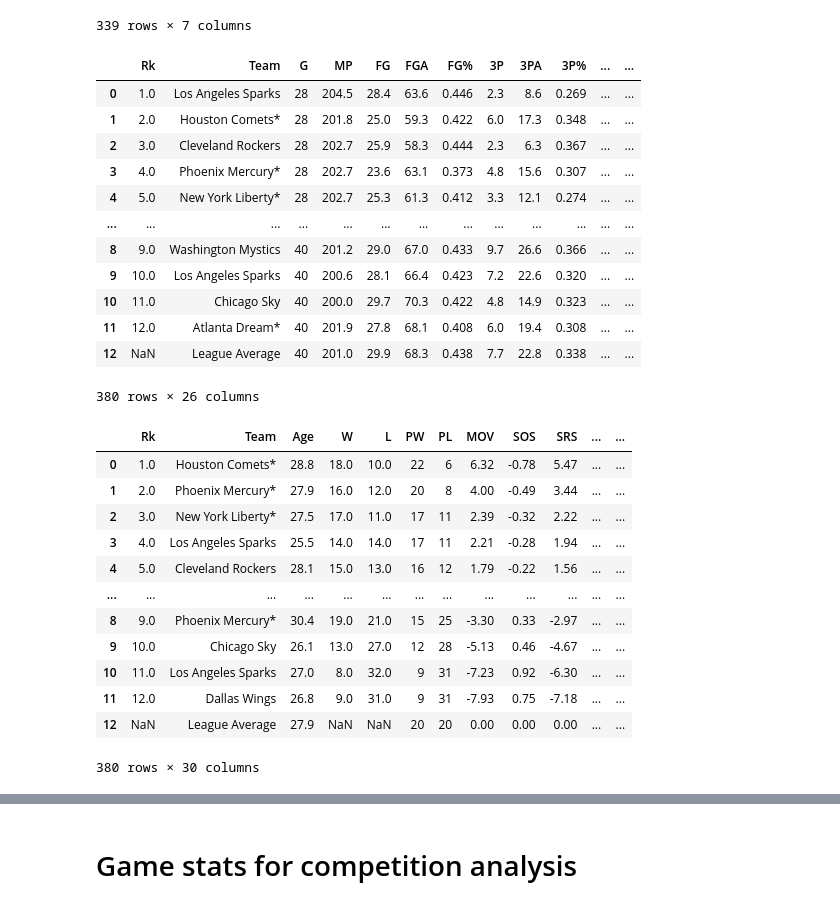
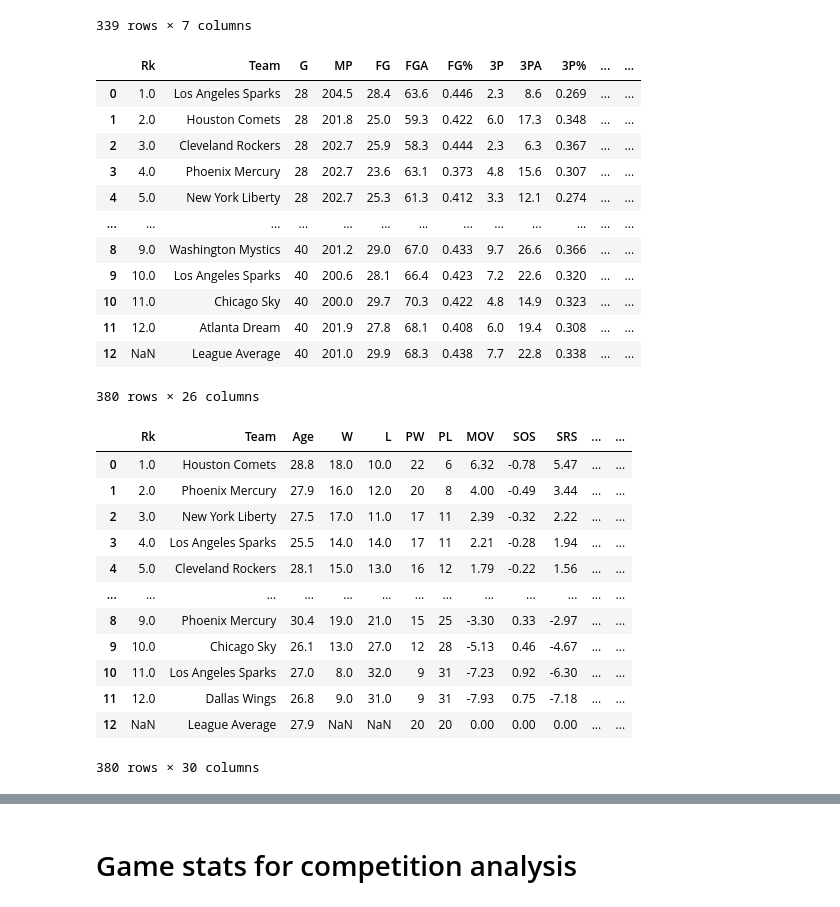
Before and after one commit to tasleem-m/Insight-into-the-WNBA, a Jupyter notebook: notebook/Capstone_copy.ipynb, the cells around one changed output, grey strips where cells are left out. Saved outputs shown, nothing was run; the diff lists cells and outputs as text; code cells hidden in the pictures.

```diff
--- a/notebook/Capstone_copy.ipynb
+++ b/notebook/Capstone_copy.ipynb
@@ -33,36 +33,38 @@ attendance
 # %%
 game_stats = pd.concat([pd.read_csv("../data/"+fp).assign(Year=os.path.basename(fp)) for fp in files_1])
 game_stats['Year'] = game_stats['Year'].str.split('-').str[0].astype(int)
 game_stats['FT%'] = game_stats['FT%'] * 100
+game_stats['Team'] = game_stats['Team'].str.split('*').str[0]
 game_stats
 # %% [output]
 |  | Rk | Team | G | MP | FG | FGA | FG% | 3P | 3PA | 3P% | ... | ... |
 | 0 | 1.0 | Los Angeles Sparks | 28 | 204.5 | 28.4 | 63.6 | 0.446 | 2.3 | 8.6 | 0.269 | ... | ... |
-| 1 | 2.0 | Houston Comets* | 28 | 201.8 | 25.0 | 59.3 | 0.422 | 6.0 | 17.3 | 0.348 | ... | ... |
+| 1 | 2.0 | Houston Comets | 28 | 201.8 | 25.0 | 59.3 | 0.422 | 6.0 | 17.3 | 0.348 | ... | ... |
 | 2 | 3.0 | Cleveland Rockers | 28 | 202.7 | 25.9 | 58.3 | 0.444 | 2.3 | 6.3 | 0.367 | ... | ... |
-| 3 | 4.0 | Phoenix Mercury* | 28 | 202.7 | 23.6 | 63.1 | 0.373 | 4.8 | 15.6 | 0.307 | ... | ... |
-| 4 | 5.0 | New York Liberty* | 28 | 202.7 | 25.3 | 61.3 | 0.412 | 3.3 | 12.1 | 0.274 | ... | ... |
+| 3 | 4.0 | Phoenix Mercury | 28 | 202.7 | 23.6 | 63.1 | 0.373 | 4.8 | 15.6 | 0.307 | ... | ... |
+| 4 | 5.0 | New York Liberty | 28 | 202.7 | 25.3 | 61.3 | 0.412 | 3.3 | 12.1 | 0.274 | ... | ... |
 | ... | ... | ... | ... | ... | ... | ... | ... | ... | ... | ... | ... | ... |
 | 8 | 9.0 | Washington Mystics | 40 | 201.2 | 29.0 | 67.0 | 0.433 | 9.7 | 26.6 | 0.366 | ... | ... |
 | 9 | 10.0 | Los Angeles Sparks | 40 | 200.6 | 28.1 | 66.4 | 0.423 | 7.2 | 22.6 | 0.320 | ... | ... |
 | 10 | 11.0 | Chicago Sky | 40 | 200.0 | 29.7 | 70.3 | 0.422 | 4.8 | 14.9 | 0.323 | ... | ... |
-| 11 | 12.0 | Atlanta Dream* | 40 | 201.9 | 27.8 | 68.1 | 0.408 | 6.0 | 19.4 | 0.308 | ... | ... |
+| 11 | 12.0 | Atlanta Dream | 40 | 201.9 | 27.8 | 68.1 | 0.408 | 6.0 | 19.4 | 0.308 | ... | ... |
 | 12 | NaN | League Average | 40 | 201.0 | 29.9 | 68.3 | 0.438 | 7.7 | 22.8 | 0.338 | ... | ... |
 380 rows × 26 columns
 # %%
 game_stats_1 = pd.concat([pd.read_csv("../data/"+fp, skiprows=1).assign(Year=os.path.basename(fp)) for fp in files_2])
 game_stats_1['Year'] = game_stats_1['Year'].str.split('-').str[0].astype(int)
 game_stats_1[['eFG%', 'eFG%.1']] = game_stats_1[['eFG%', 'eFG%.1']] * 100
+game_stats_1['Team'] = game_stats_1['Team'].str.split('*').str[0]
 game_stats_1
 # %% [output]
 |  | Rk | Team | Age | W | L | PW | PL | MOV | SOS | SRS | ... | ... |
-| 0 | 1.0 | Houston Comets* | 28.8 | 18.0 | 10.0 | 22 | 6 | 6.32 | -0.78 | 5.47 | ... | ... |
-| 1 | 2.0 | Phoenix Mercury* | 27.9 | 16.0 | 12.0 | 20 | 8 | 4.00 | -0.49 | 3.44 | ... | ... |
-| 2 | 3.0 | New York Liberty* | 27.5 | 17.0 | 11.0 | 17 | 11 | 2.39 | -0.32 | 2.22 | ... | ... |
+| 0 | 1.0 | Houston Comets | 28.8 | 18.0 | 10.0 | 22 | 6 | 6.32 | -0.78 | 5.47 | ... | ... |
+| 1 | 2.0 | Phoenix Mercury | 27.9 | 16.0 | 12.0 | 20 | 8 | 4.00 | -0.49 | 3.44 | ... | ... |
+| 2 | 3.0 | New York Liberty | 27.5 | 17.0 | 11.0 | 17 | 11 | 2.39 | -0.32 | 2.22 | ... | ... |
 | 3 | 4.0 | Los Angeles Sparks | 25.5 | 14.0 | 14.0 | 17 | 11 | 2.21 | -0.28 | 1.94 | ... | ... |
 | 4 | 5.0 | Cleveland Rockers | 28.1 | 15.0 | 13.0 | 16 | 12 | 1.79 | -0.22 | 1.56 | ... | ... |
 | ... | ... | ... | ... | ... | ... | ... | ... | ... | ... | ... | ... | ... |
-| 8 | 9.0 | Phoenix Mercury* | 30.4 | 19.0 | 21.0 | 15 | 25 | -3.30 | 0.33 | -2.97 | ... | ... |
+| 8 | 9.0 | Phoenix Mercury | 30.4 | 19.0 | 21.0 | 15 | 25 | -3.30 | 0.33 | -2.97 | ... | ... |
 | 9 | 10.0 | Chicago Sky | 26.1 | 13.0 | 27.0 | 12 | 28 | -5.13 | 0.46 | -4.67 | ... | ... |
 | 10 | 11.0 | Los Angeles Sparks | 27.0 | 8.0 | 32.0 | 9 | 31 | -7.23 | 0.92 | -6.30 | ... | ... |
 | 11 | 12.0 | Dallas Wings | 26.8 | 9.0 | 31.0 | 9 | 31 | -7.93 | 0.75 | -7.18 | ... | ... |
```
Also changed, not shown: parts of 10 cells of this notebook.
